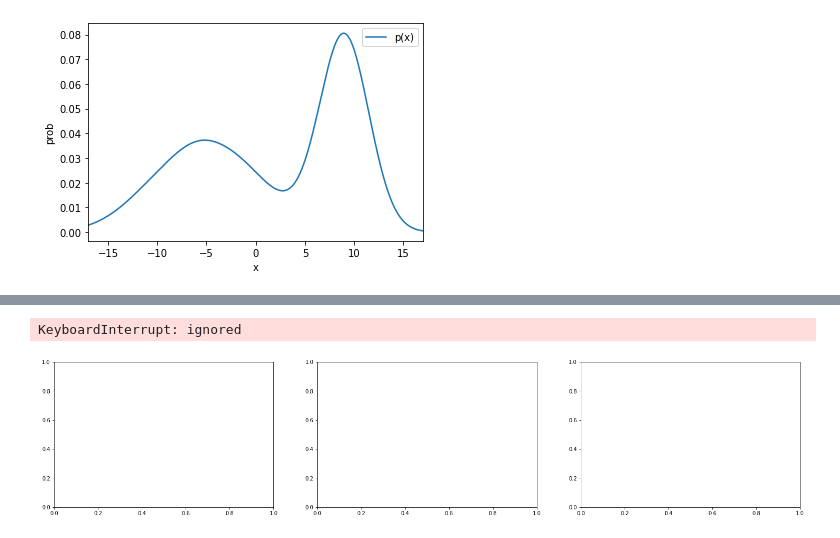
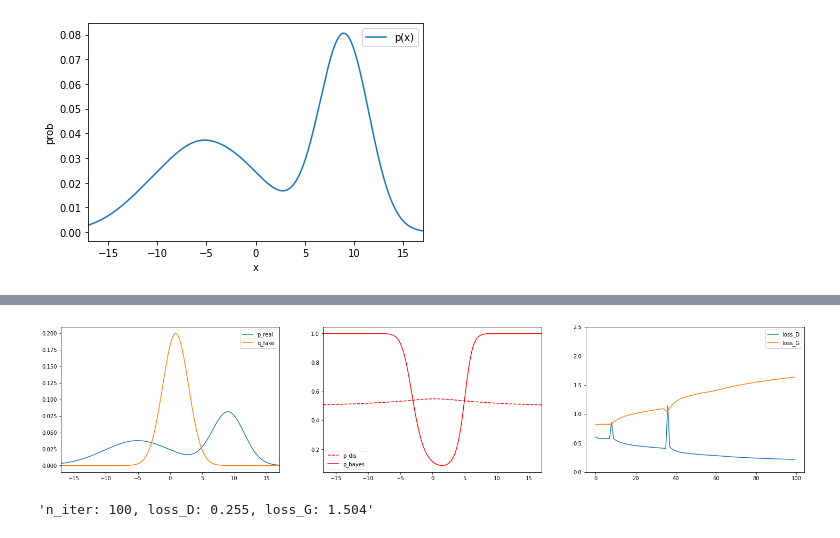
Before and after one commit to Rezyapkin-Vyacheslav/gan-optimization, a Jupyter notebook: 1d_gan.ipynb, the cells around one changed output, grey strips where cells are left out. Saved outputs shown, nothing was run; the diff lists cells and outputs as text; code cells hidden in the pictures.

```diff
--- a/1d_gan.ipynb
+++ b/1d_gan.ipynb
@@ -404,7 +389,7 @@ dis = make_lin_relu_dis().to(DEVICE)
 gen_opt = torch.optim.Adam(gen.parameters(), lr=1e-3, betas=(0.0, 0.999))
 dis_opt = GradSliding(dis.parameters(), L=10, M=100, D_tilde=100)
 # %%
-train_1d_gan(dis, gen, dis_opt, gen_opt, loss = dis_loss, n_iters=10001, n_D_iters = 1, batch_size=128, print_losses=False, eval_freq=50)
+train_1d_gan(dis, gen, dis_opt, gen_opt, loss = calc_loss, n_iters=101, n_D_iters = 1, batch_size=128, eval_freq=50)
 # %% [output]
+[figure, new version]
-KeyboardInterrupt: ignored
+'n_iter: 100, loss_D: 0.255, loss_G: 1.504'
-[figure, old version]
```
Also changed, not shown: parts of 2 cells of this notebook.
